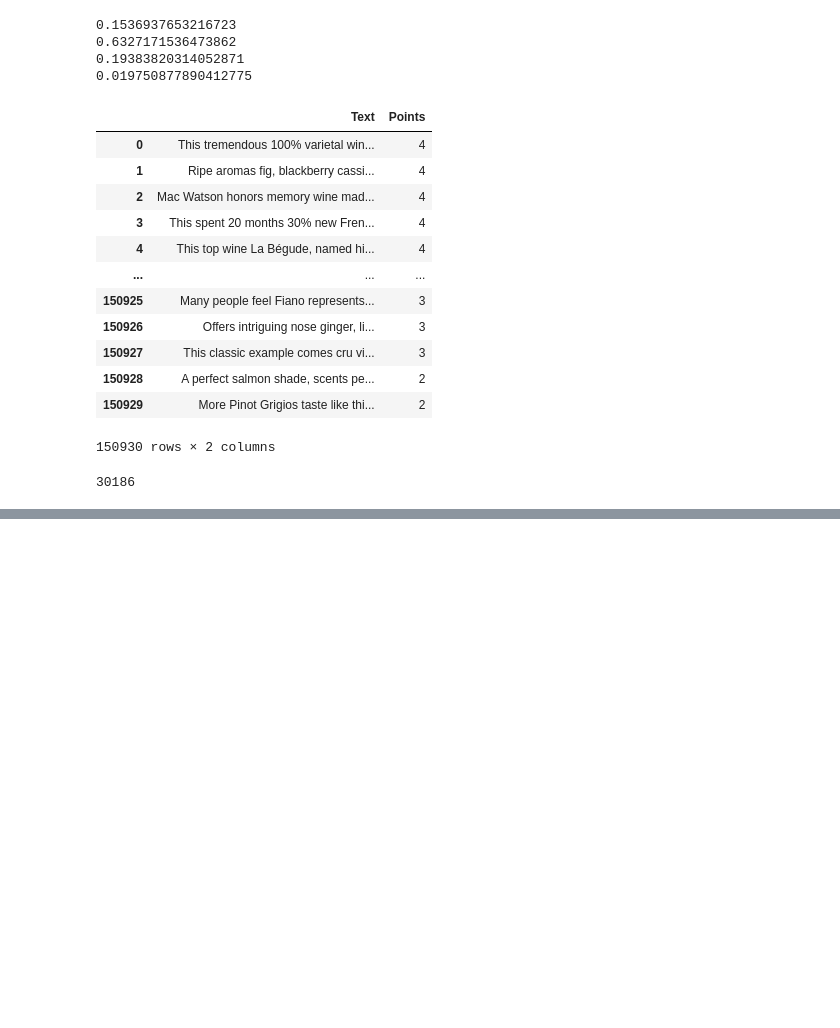
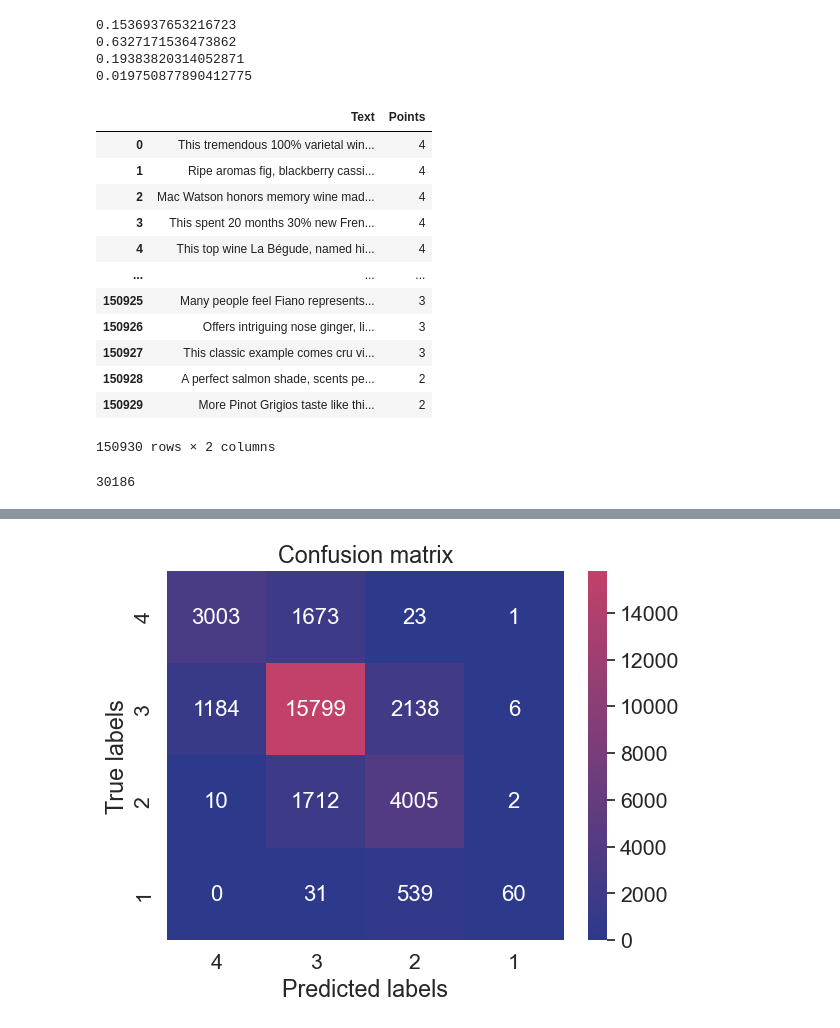
Before and after one commit to mistrydev6/Wine_Naive_Bayes, a Jupyter notebook: PA.ipynb, the cells around one changed output, grey strips where cells are left out. Drawn from its saved outputs; the diff is of its cells as text; code cells hidden in the pictures; blank space fills up the shorter version.

```diff
--- a/PA.ipynb
+++ b/PA.ipynb
@@ -428,0 +422,20 @@ plt.show()
+# %%
+labels = [4,3,2,1]
+
+cm = confusion_matrix(test_df['Points'], predictions)
+
+cmap = LinearSegmentedColormap.from_list('custom_cmap', ["#2D398B", "#C14169"])
+
+sns.set(font_scale=1.4)
+sns.heatmap(cm, annot=True, annot_kws={"size": 16}, cmap=cmap, fmt='d', xticklabels=labels, yticklabels=labels)
+
+
+fig = plt.gcf()
+fig.patch.set_facecolor('none')
+fig.patch.set_alpha(0.0)
+plt.xlabel('Predicted labels')
+plt.ylabel('True labels')
+plt.title('Confusion matrix')
+plt.show()
+# %% [output]
+[figure, added]
```
Also changed, not shown: parts of 15 cells of this notebook.
